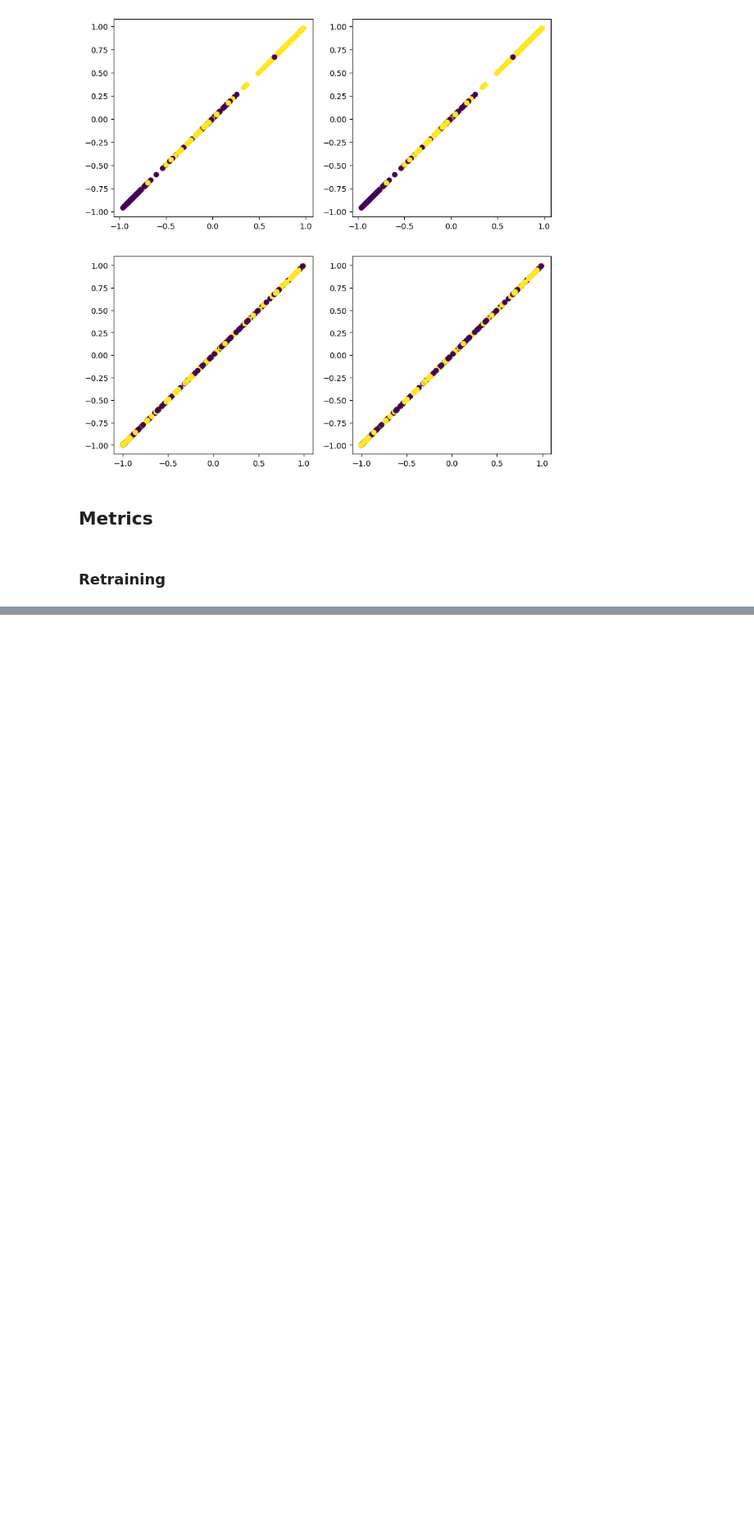
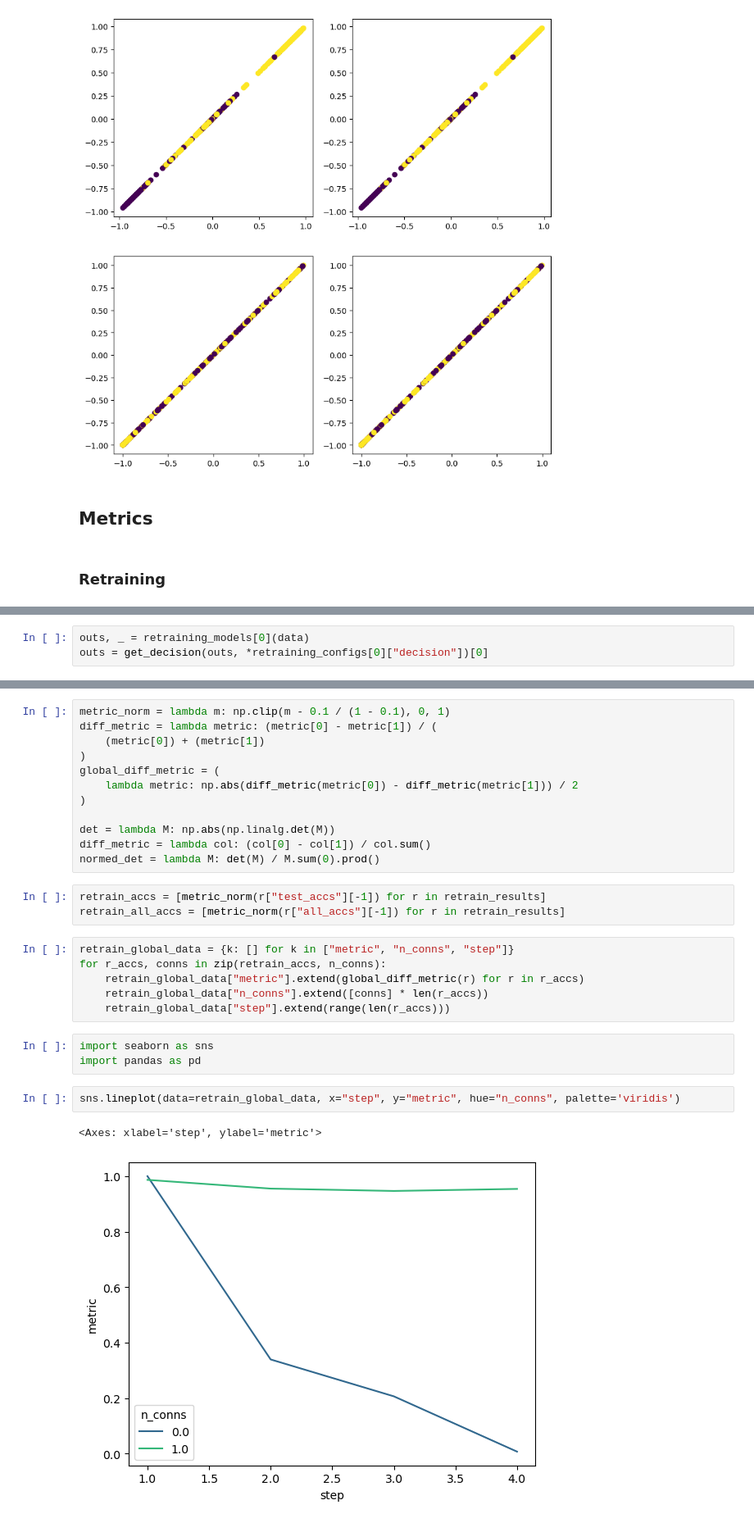
Before and after one commit to GabrielBena/specialization-dynamics, a Jupyter notebook: scripts/simple_code.ipynb, the cells around one changed output, grey strips where cells are left out. Shown at 82% size. Cells and saved outputs as stored; diff of their text form; blank space fills up the shorter version.

```diff
--- a/scripts/simple_code.ipynb
+++ b/scripts/simple_code.ipynb
@@ -292 +443,4 @@ torch.Size([2, 3, 2])
+# %%
+outs, _ = retraining_models[0](data)
+outs = get_decision(outs, *retraining_configs[0]["decision"])[0]
 # %%
@@ -325,0 +485,29 @@ outs = model(data)[0]
+# %%
+metric_norm = lambda m: np.clip(m - 0.1 / (1 - 0.1), 0, 1)
+diff_metric = lambda metric: (metric[0] - metric[1]) / (
+    (metric[0]) + (metric[1])
+)
+global_diff_metric = (
+    lambda metric: np.abs(diff_metric(metric[0]) - diff_metric(metric[1])) / 2
+)
+
+det = lambda M: np.abs(np.linalg.det(M))
+diff_metric = lambda col: (col[0] - col[1]) / col.sum()
+normed_det = lambda M: det(M) / M.sum(0).prod()
+# %%
+retrain_accs = [metric_norm(r["test_accs"][-1]) for r in retrain_results]
+retrain_all_accs = [metric_norm(r["all_accs"][-1]) for r in retrain_results]
+# %%
+retrain_global_data = {k: [] for k in ["metric", "n_conns", "step"]}
+for r_accs, conns in zip(retrain_accs, n_conns):
+    retrain_global_data["metric"].extend(global_diff_metric(r) for r in r_accs)
+    retrain_global_data["n_conns"].extend([conns] * len(r_accs))
+    retrain_global_data["step"].extend(range(len(r_accs)))
+# %%
+import seaborn as sns
+import pandas as pd
+# %%
+sns.lineplot(data=retrain_global_data, x="step", y="metric", hue="n_conns", palette='viridis')
+# %% [output]
+<Axes: xlabel='step', ylabel='metric'>
+[figure, added]
```
Also changed, not shown: parts of 42 cells of this notebook, 4 other files.
